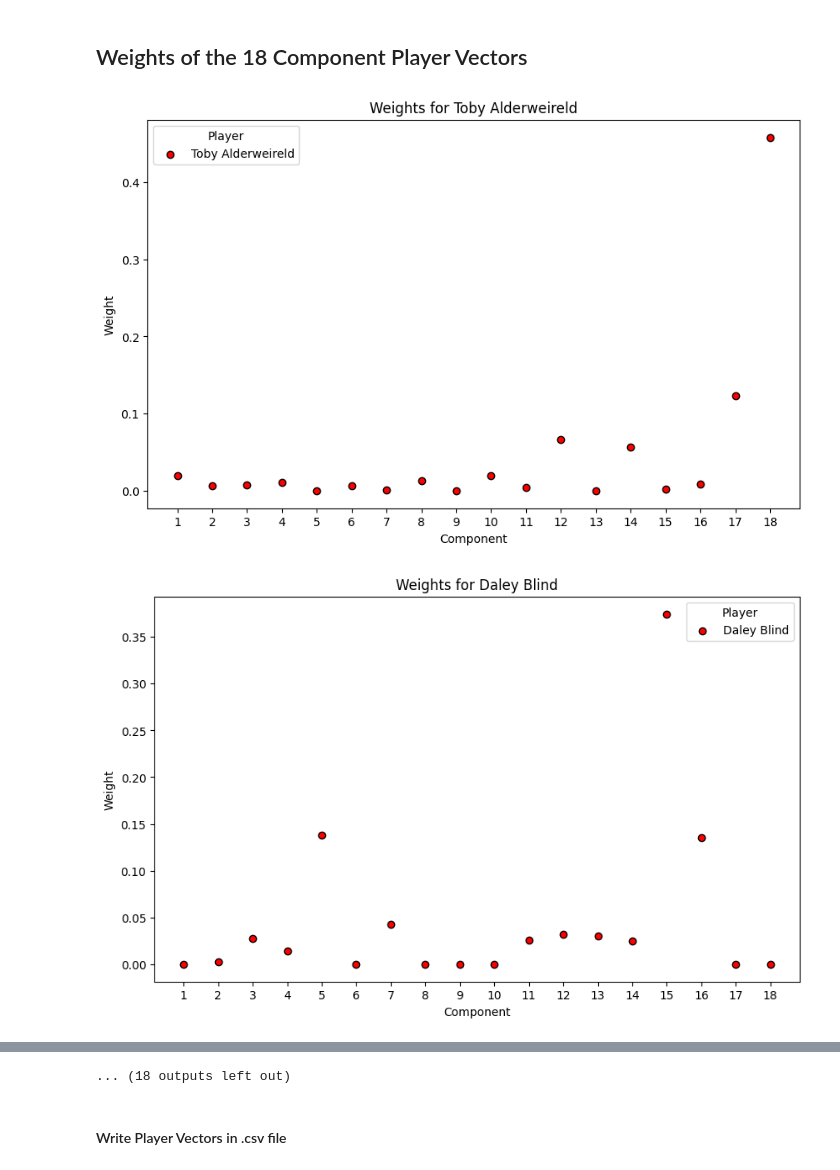
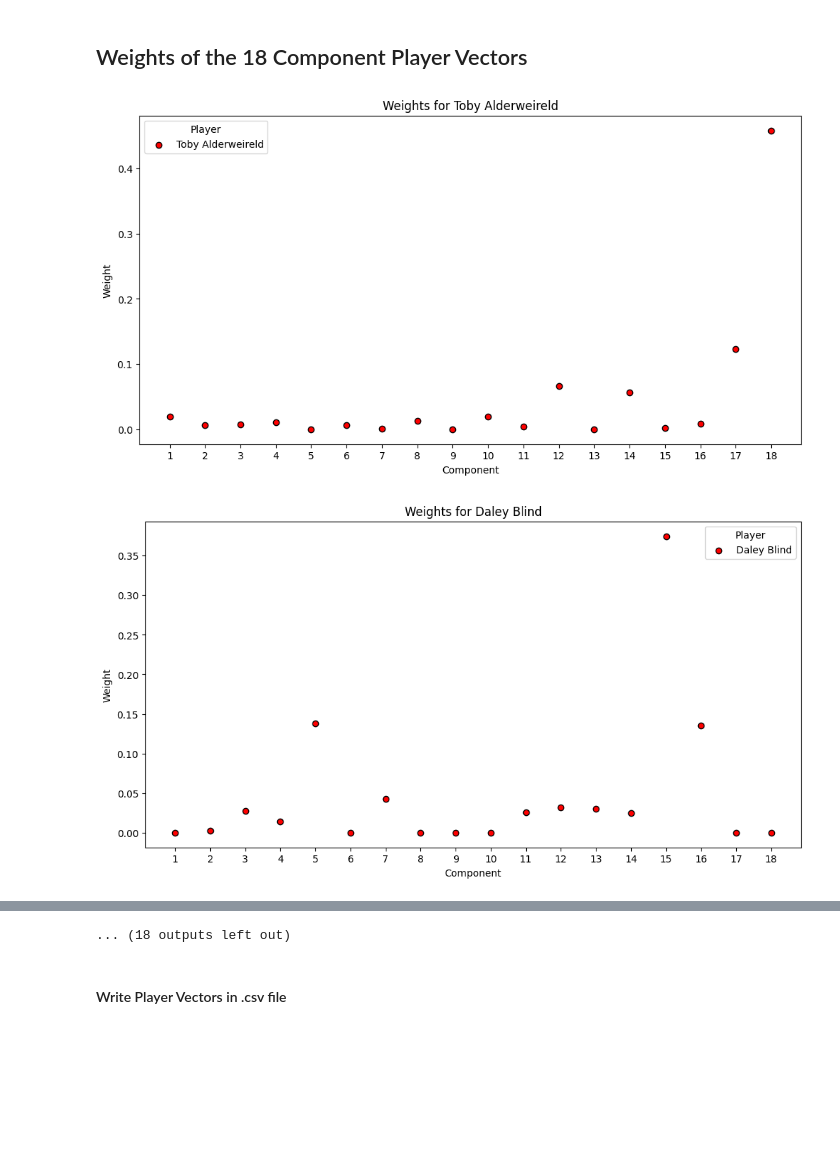
Before and after one commit to raphaelsenn/playervectors, a Jupyter notebook: demo_playervectors.ipynb, the cells around one changed output, grey strips where cells are left out. Saved outputs shown, nothing was run; the diff lists cells and outputs as text; code cells hidden in the pictures; blank space fills up the shorter version.

```diff
--- a/demo_playervectors.ipynb
+++ b/demo_playervectors.ipynb
@@ -250,34 +278,33 @@ plt.rcParams['figure.max_open_warning'] = 50
 # Define the range of principal components
 k_components = list(range(1, 19))
 
 # Some plotting
 for plot_count, (player_id, component_values) in enumerate(PVs.player_vectors.items()):
     player_name = playersID_to_name.get(player_id, '')
 
     # Ensure the component values contain the expected number of elements
     if len(component_values) == len(k_components) and player_name:
-        plt.figure(figsize=(10, 6))  # Set figure size for better visualization
+        plt.figure(figsize=(12, 6))  # Set figure size for better visualization
         plt.xlabel('Component')
         plt.ylabel('Weight')
 
         # Scatter plot of component weights for the player
         plt.scatter(
             k_components,
             component_values,
             color='red',
             edgecolors='black',
             label=player_name
         )
-
         plt.xticks(k_components)  # Set x-axis ticks for clarity
         plt.legend(title="Player")  # Add a legend with a title
         plt.title(f'Weights for {player_name}')  # Add a plot title
 
     # Limit the number of plots to prevent excessive rendering
     if plot_count >= 30:
         break
 
 plt.show()  # Show all plots at the end
 # %% [output]
-[figure, old version]
+[figure, new version]
-[figure, old version]
+[figure, new version]
```
Also changed, not shown: parts of 3 cells of this notebook.
